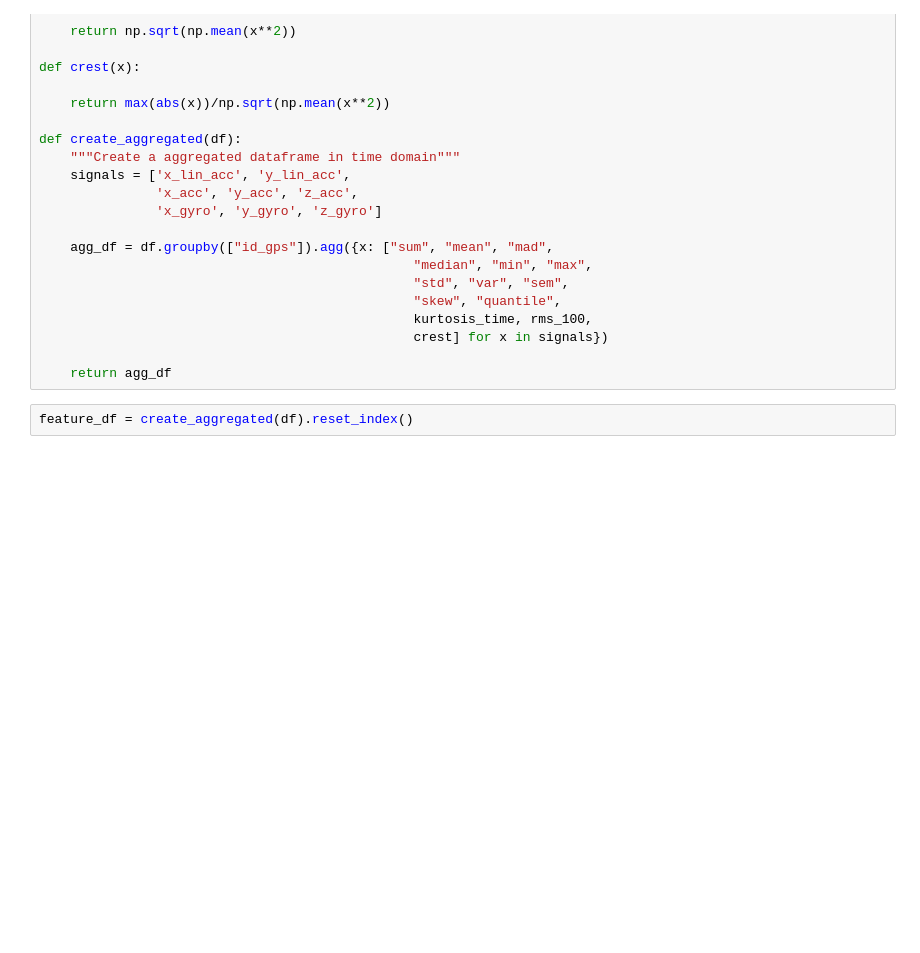
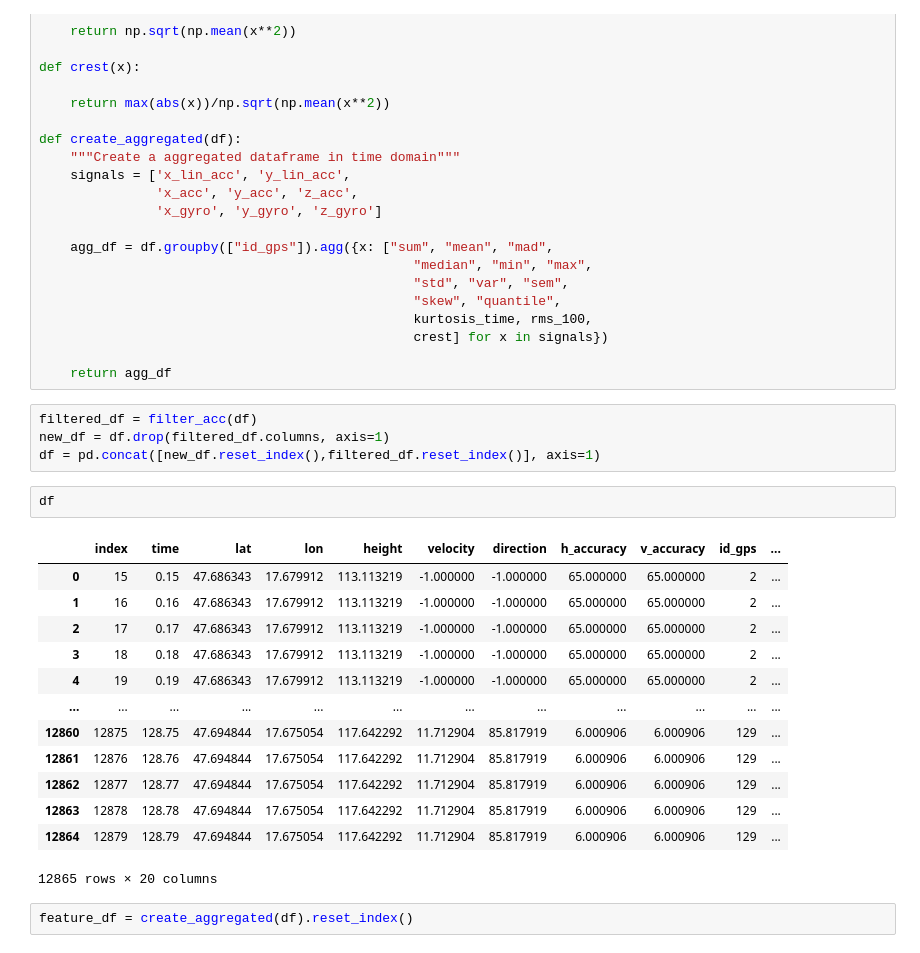
Before and after one commit to meszdav/road-surface-quality, a Jupyter notebook: notebooks/rsq-evaluate-road-surface.ipynb, the cells around one changed output. Drawn from its saved outputs; the diff is of its cells as text; blank space fills up the shorter version.

```diff
--- a/notebooks/rsq-evaluate-road-surface.ipynb
+++ b/notebooks/rsq-evaluate-road-surface.ipynb
@@ -87,6 +72,26 @@ def create_aggregated(df):
                                                 crest] for x in signals})
 
     return agg_df
+# %%
+filtered_df = filter_acc(df)
+new_df = df.drop(filtered_df.columns, axis=1)
+df = pd.concat([new_df.reset_index(),filtered_df.reset_index()], axis=1)
+# %%
+df
+# %% [output]
+|  | index | time | lat | lon | height | velocity | direction | h_accuracy | v_accuracy | id_gps | ... |
+| 0 | 15 | 0.15 | 47.686343 | 17.679912 | 113.113219 | -1.000000 | -1.000000 | 65.000000 | 65.000000 | 2 | ... |
+| 1 | 16 | 0.16 | 47.686343 | 17.679912 | 113.113219 | -1.000000 | -1.000000 | 65.000000 | 65.000000 | 2 | ... |
+| 2 | 17 | 0.17 | 47.686343 | 17.679912 | 113.113219 | -1.000000 | -1.000000 | 65.000000 | 65.000000 | 2 | ... |
+| 3 | 18 | 0.18 | 47.686343 | 17.679912 | 113.113219 | -1.000000 | -1.000000 | 65.000000 | 65.000000 | 2 | ... |
+| 4 | 19 | 0.19 | 47.686343 | 17.679912 | 113.113219 | -1.000000 | -1.000000 | 65.000000 | 65.000000 | 2 | ... |
+| ... | ... | ... | ... | ... | ... | ... | ... | ... | ... | ... | ... |
+| 12860 | 12875 | 128.75 | 47.694844 | 17.675054 | 117.642292 | 11.712904 | 85.817919 | 6.000906 | 6.000906 | 129 | ... |
+| 12861 | 12876 | 128.76 | 47.694844 | 17.675054 | 117.642292 | 11.712904 | 85.817919 | 6.000906 | 6.000906 | 129 | ... |
+| 12862 | 12877 | 128.77 | 47.694844 | 17.675054 | 117.642292 | 11.712904 | 85.817919 | 6.000906 | 6.000906 | 129 | ... |
+| 12863 | 12878 | 128.78 | 47.694844 | 17.675054 | 117.642292 | 11.712904 | 85.817919 | 6.000906 | 6.000906 | 129 | ... |
+| 12864 | 12879 | 128.79 | 47.694844 | 17.675054 | 117.642292 | 11.712904 | 85.817919 | 6.000906 | 6.000906 | 129 | ... |
+12865 rows × 20 columns
 # %%
 feature_df = create_aggregated(df).reset_index()
 # %%
```
Also changed, not shown: parts of 10 cells of this notebook, 7 other files.
